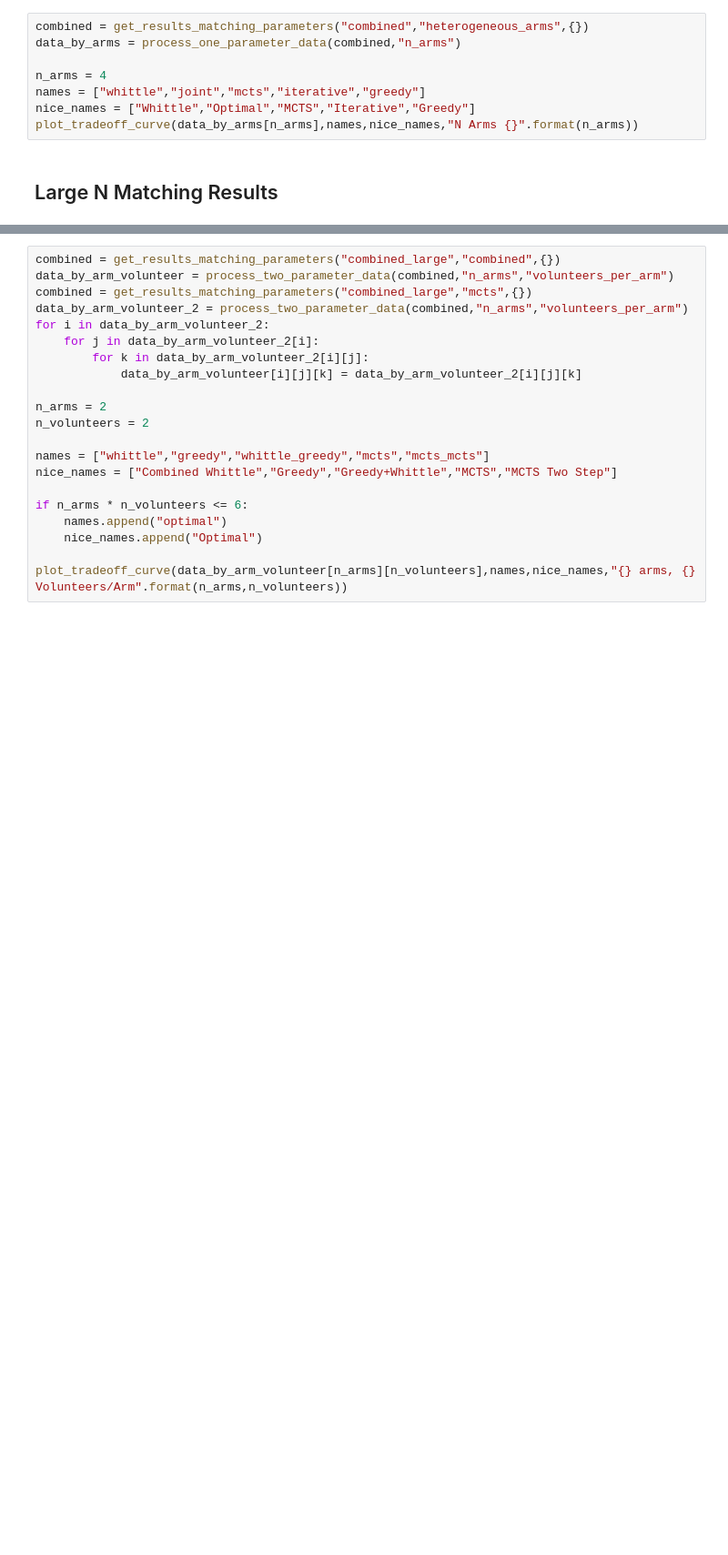
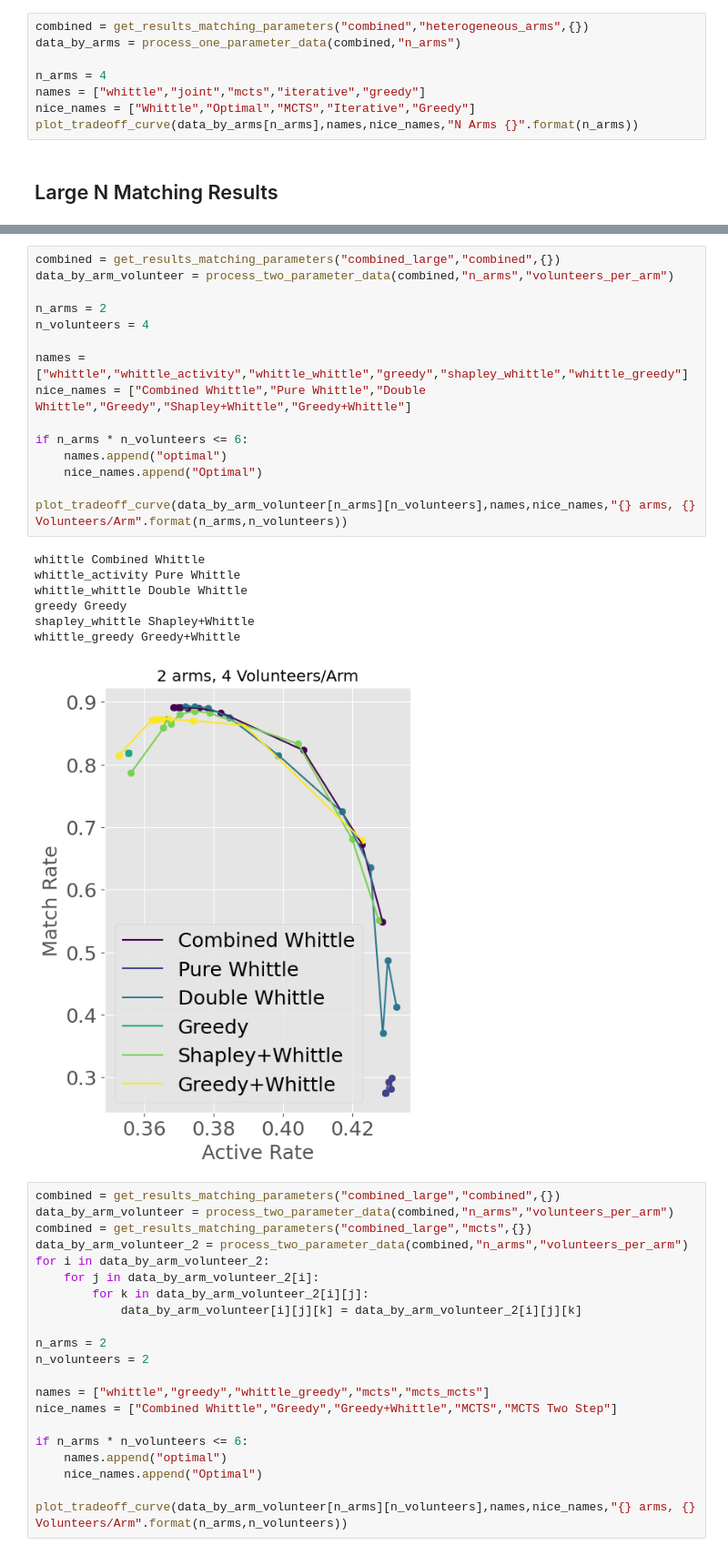
Before and after one commit to naveenr414/food-rescue-rmab, a Jupyter notebook: scripts/Plotting.ipynb, the cells around one changed output, grey strips where cells are left out. Shown at 91% size. Drawn from its saved outputs; the diff is of its cells as text; blank space fills up the shorter version.

```diff
--- a/scripts/Plotting.ipynb
+++ b/scripts/Plotting.ipynb
@@ -667,3 +668,26 @@ optimal Optimal
+# %%
+combined = get_results_matching_parameters("combined_large","combined",{})
+data_by_arm_volunteer = process_two_parameter_data(combined,"n_arms","volunteers_per_arm")
+
+n_arms = 2
+n_volunteers = 4
+
+names = ["whittle","whittle_activity","whittle_whittle","greedy","shapley_whittle","whittle_greedy"]
+nice_names = ["Combined Whittle","Pure Whittle","Double Whittle","Greedy","Shapley+Whittle","Greedy+Whittle"]
+
+if n_arms * n_volunteers <= 6:
+    names.append("optimal")
+    nice_names.append("Optimal")
+
+plot_tradeoff_curve(data_by_arm_volunteer[n_arms][n_volunteers],names,nice_names,"{} arms, {} Volunteers/Arm".format(n_arms,n_volunteers))
+# %% [output]
+whittle Combined Whittle
+whittle_activity Pure Whittle
+whittle_whittle Double Whittle
+greedy Greedy
+shapley_whittle Shapley+Whittle
+whittle_greedy Greedy+Whittle
+[figure, added]
 # %%
 combined = get_results_matching_parameters("combined_large","combined",{})
 data_by_arm_volunteer = process_two_parameter_data(combined,"n_arms","volunteers_per_arm")
```
Also changed, not shown: parts of 3 cells of this notebook, 6 other files.
